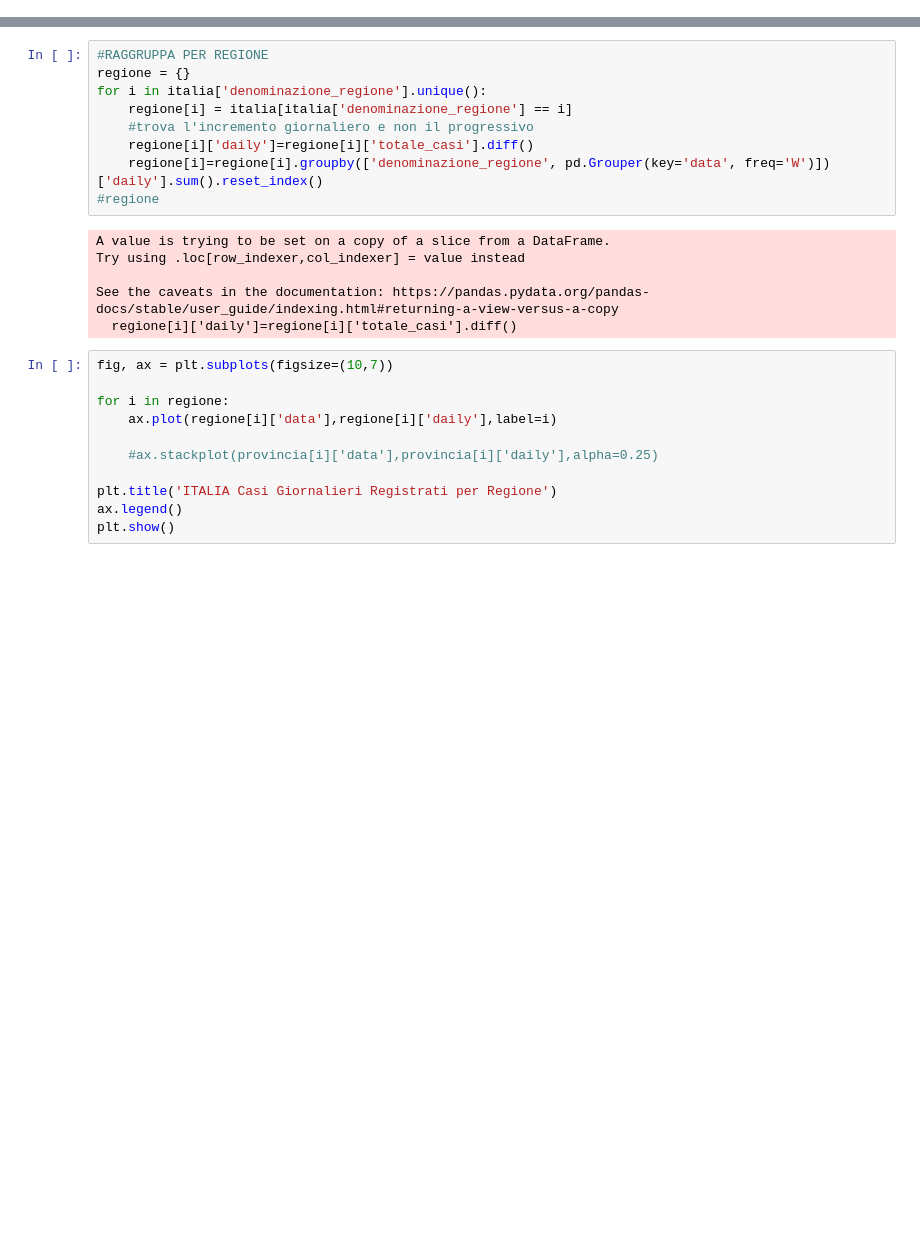
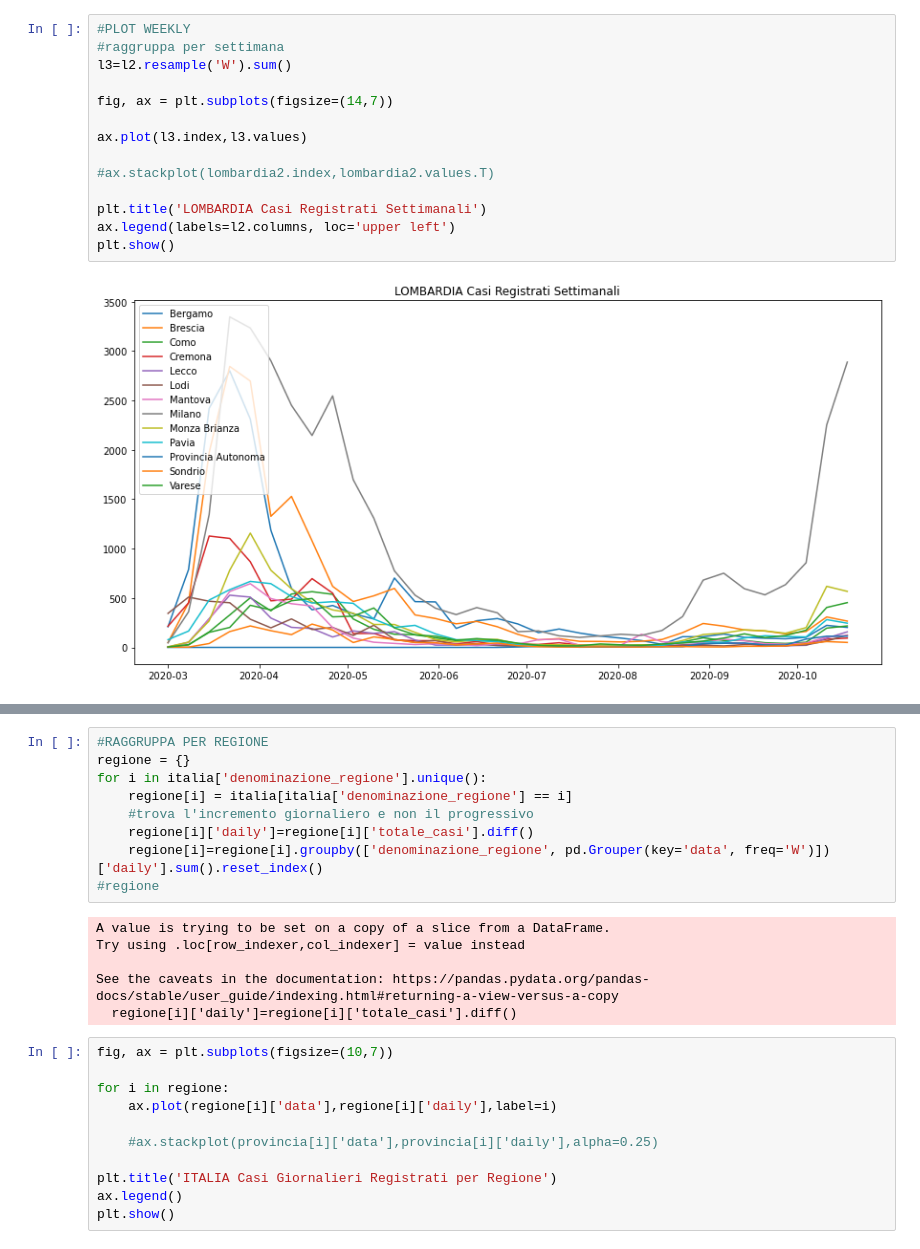
Before and after one commit to lukethanks/Anaconda, a Jupyter notebook: Covid.ipynb, the cells around one changed output, grey strips where cells are left out. Drawn from its saved outputs; the diff is of its cells as text; blank space fills up the shorter version.

```diff
--- a/Covid.ipynb
+++ b/Covid.ipynb
@@ -73,0 +56,16 @@ plt.show()
+# %%
+#PLOT WEEKLY
+#raggruppa per settimana
+l3=l2.resample('W').sum()
+
+fig, ax = plt.subplots(figsize=(14,7))
+
+ax.plot(l3.index,l3.values)
+
+#ax.stackplot(lombardia2.index,lombardia2.values.T)
+
+plt.title('LOMBARDIA Casi Registrati Settimanali')
+ax.legend(labels=l2.columns, loc='upper left')
+plt.show()
+# %% [output]
+[figure, added]
```
Also changed, not shown: parts of 14 cells of this notebook.
